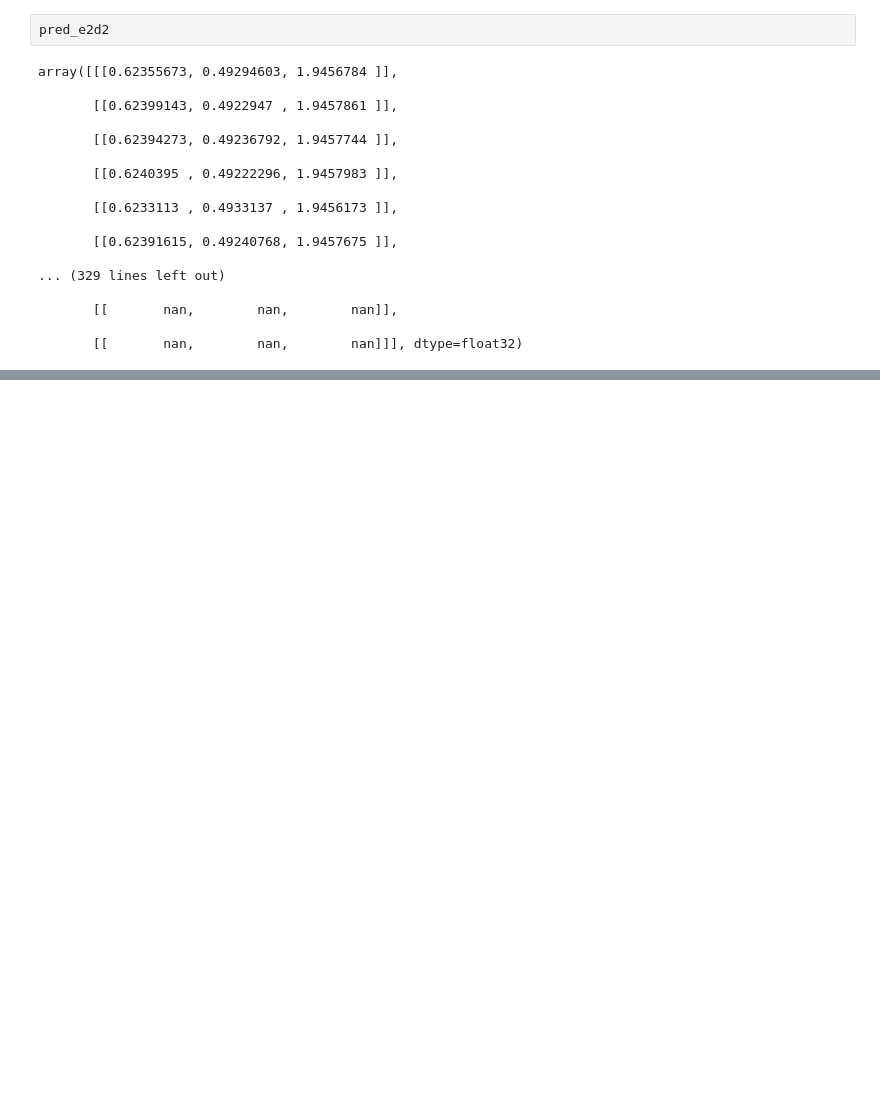
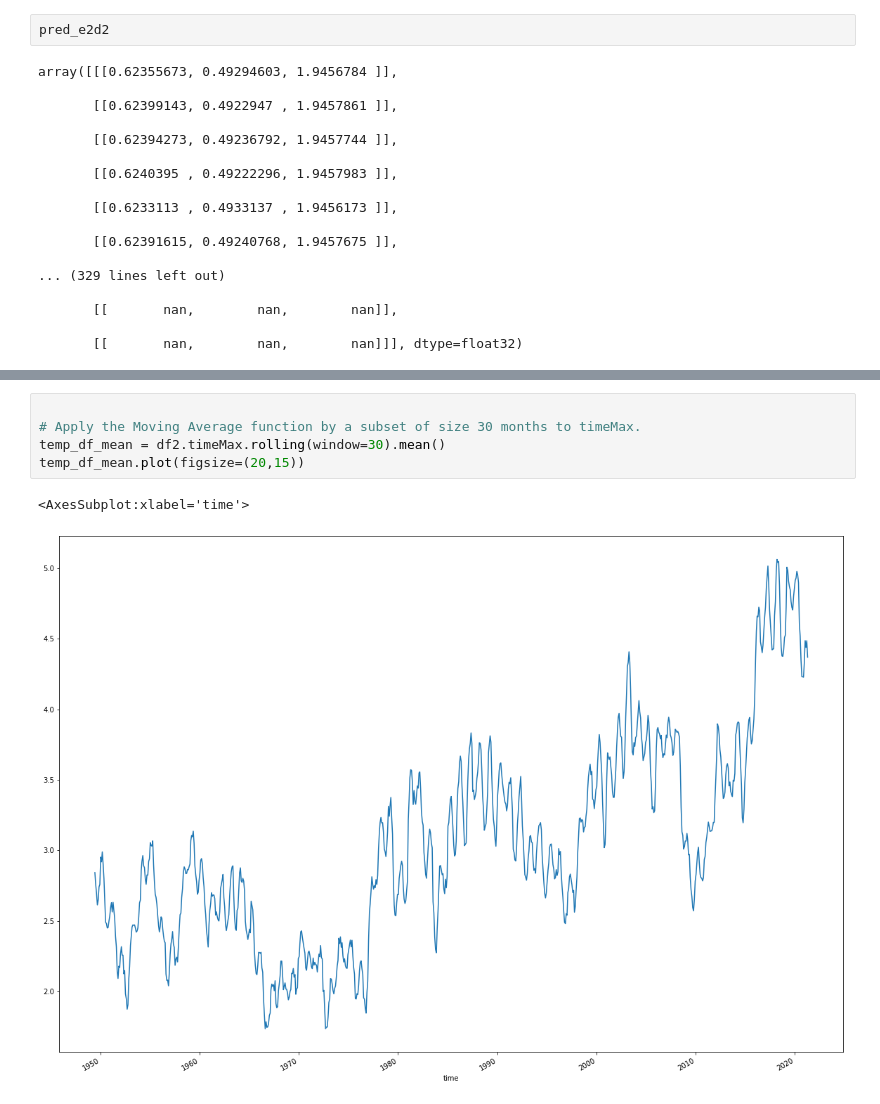
Before and after one commit to rubenkerkhofs/modern-data-analytics, a Jupyter notebook: Mitja Code/Code Final.ipynb, the cells around one changed output, grey strips where cells are left out. Saved outputs shown, nothing was run; the diff lists cells and outputs as text; blank space fills up the shorter version.

```diff
--- a/Mitja Code/Code Final.ipynb
+++ b/Mitja Code/Code Final.ipynb
@@ -552,0 +602,8 @@ array([[[0.62355673, 0.49294603, 1.9456784 ]],
+# %%
+
+# Apply the Moving Average function by a subset of size 30 months to timeMax.
+temp_df_mean = df2.timeMax.rolling(window=30).mean()
+temp_df_mean.plot(figsize=(20,15))
+# %% [output]
+<AxesSubplot:xlabel='time'>
+[figure, added]
```
Also changed, not shown: parts of 25 cells of this notebook.
